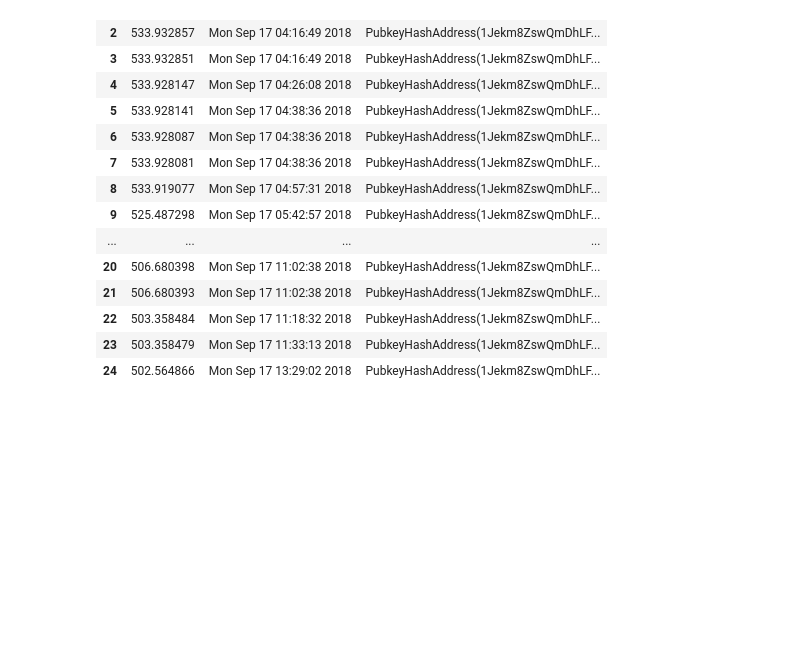
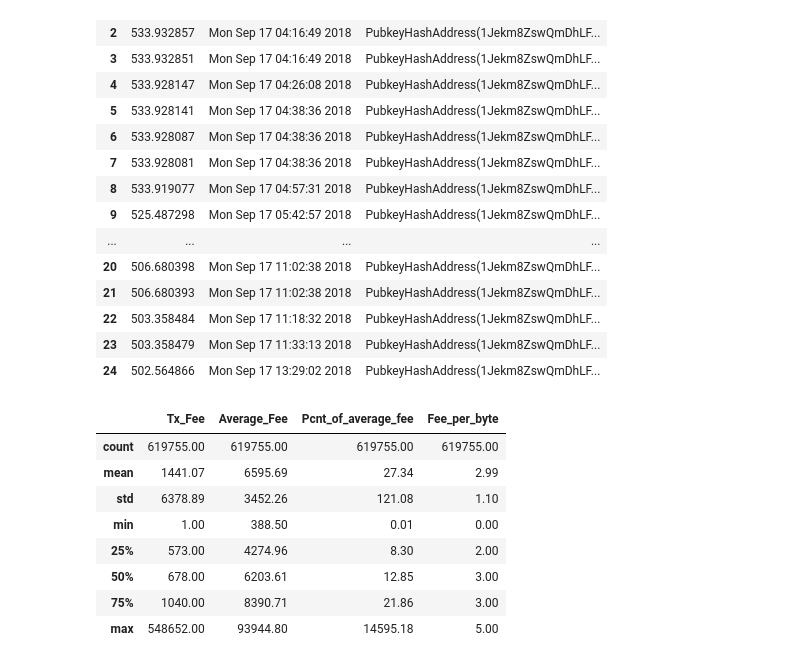
Before and after one commit to fund3/anova-blocksci, a Jupyter notebook: arjun.ipynb, the cells around one changed output. Saved outputs shown, nothing was run; the diff lists cells and outputs as text; code cells hidden in the pictures; blank space fills up the shorter version.

```diff
--- a/arjun.ipynb
+++ b/arjun.ipynb
@@ -389,2 +388,13 @@ def get_spam(start, end):
 # %%
-s = get_spam("2018-9-17","2018-9-18")
+s = get_spam("2018-9-11","2018-9-18")
+s
+# %% [output]
+|  | Tx_Fee | Average_Fee | Pcnt_of_average_fee | Fee_per_byte |
+| count | 619755.00 | 619755.00 | 619755.00 | 619755.00 |
+| mean | 1441.07 | 6595.69 | 27.34 | 2.99 |
+| std | 6378.89 | 3452.26 | 121.08 | 1.10 |
+| min | 1.00 | 388.50 | 0.01 | 0.00 |
+| 25% | 573.00 | 4274.96 | 8.30 | 2.00 |
+| 50% | 678.00 | 6203.61 | 12.85 | 3.00 |
+| 75% | 1040.00 | 8390.71 | 21.86 | 3.00 |
+| max | 548652.00 | 93944.80 | 14595.18 | 5.00 |
```
Also changed, not shown: parts of 16 cells of this notebook, 1 other file.
